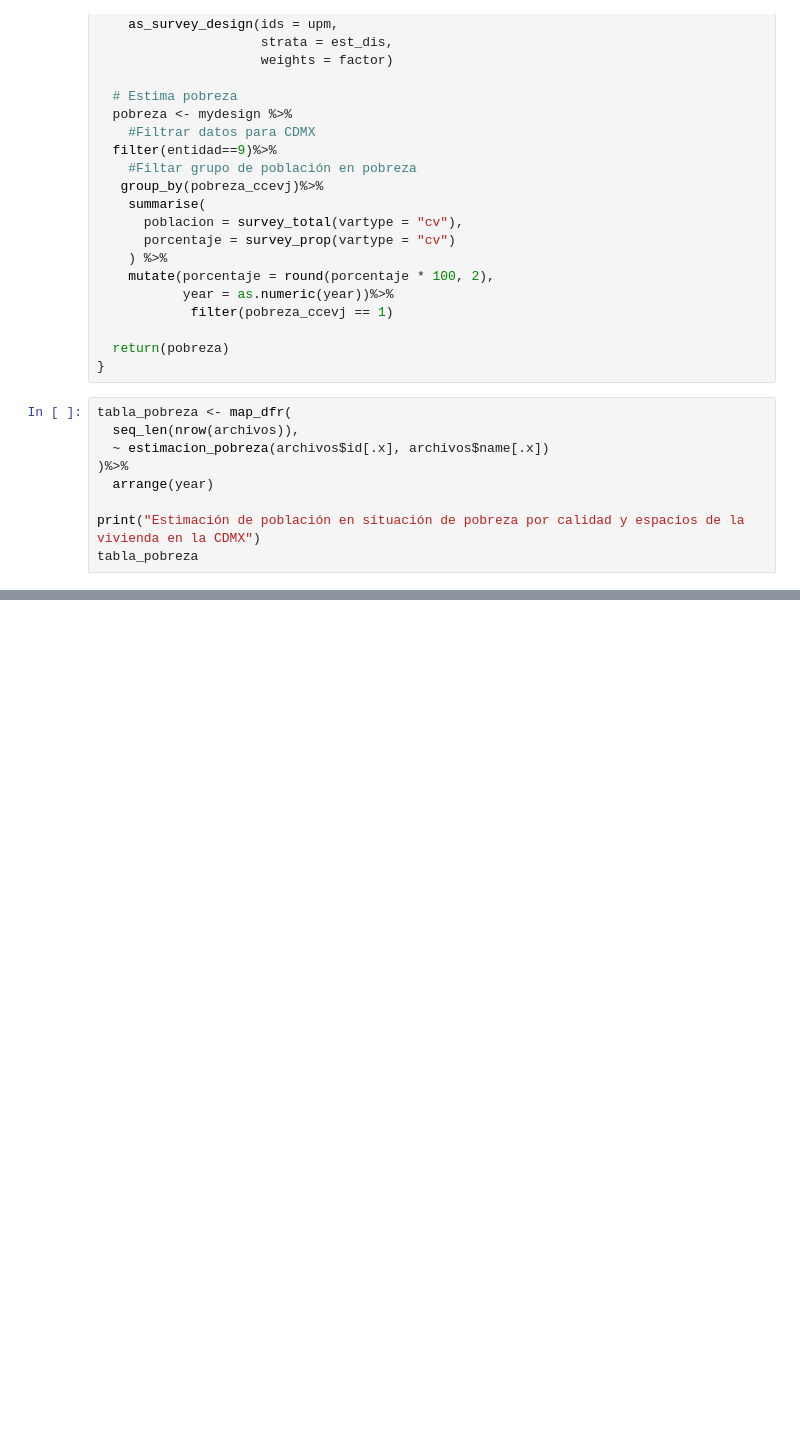
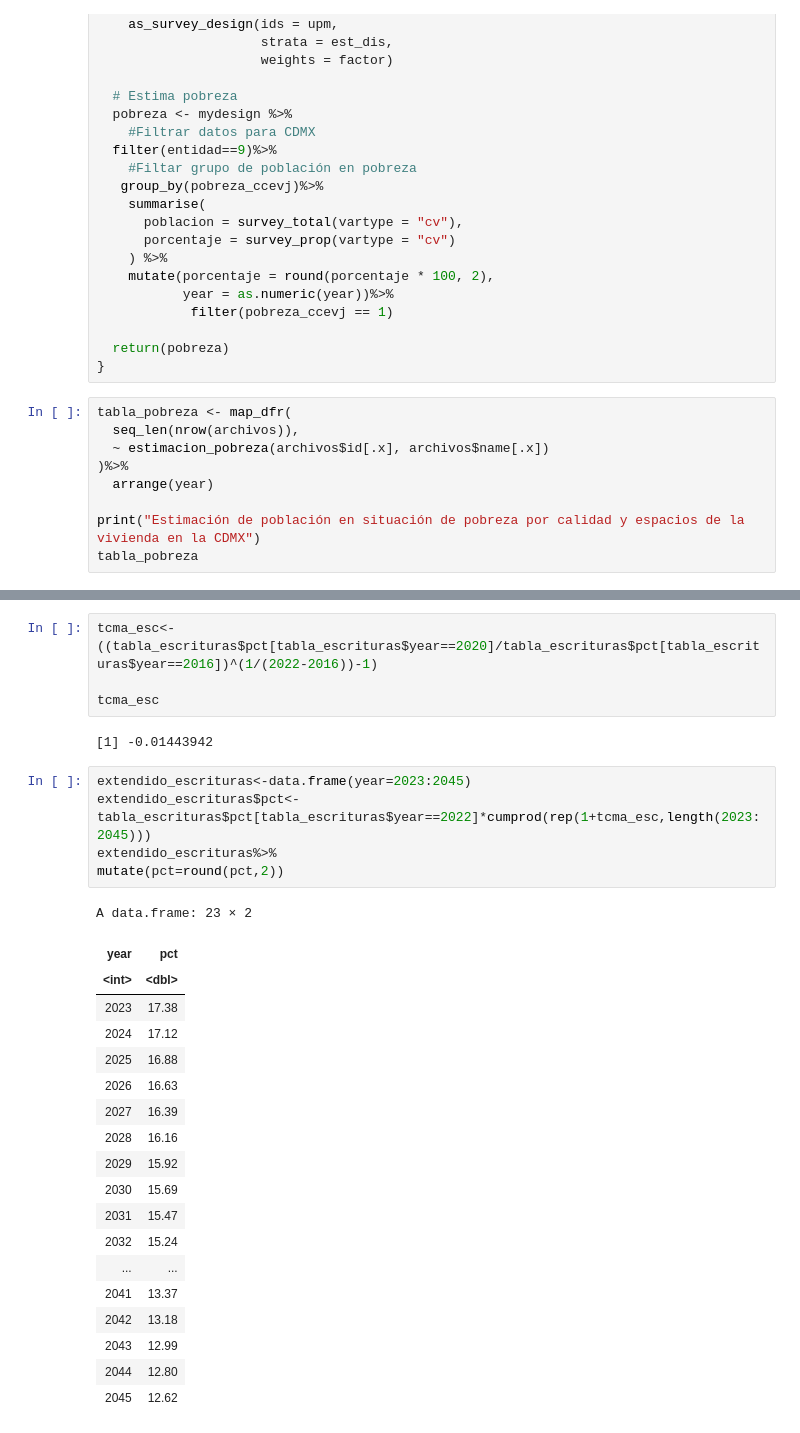
Before and after one commit to cpyp-ipdp/pgd_cdmx, a Jupyter notebook: indicadores/vivienda/indicadores_vivienda_pgd.ipynb, the cells around one changed output, grey strips where cells are left out. Cells and saved outputs as stored; diff of their text form; blank space fills up the shorter version.

```diff
--- a/indicadores/vivienda/indicadores_vivienda_pgd.ipynb
+++ b/indicadores/vivienda/indicadores_vivienda_pgd.ipynb
@@ -521,0 +858,31 @@ tabla_pobreza
+# %%
+tcma_esc<-((tabla_escrituras$pct[tabla_escrituras$year==2020]/tabla_escrituras$pct[tabla_escrituras$year==2016])^(1/(2022-2016))-1)
+
+tcma_esc
+# %% [output]
+[1] -0.01443942
+# %%
+extendido_escrituras<-data.frame(year=2023:2045)
+extendido_escrituras$pct<-tabla_escrituras$pct[tabla_escrituras$year==2022]*cumprod(rep(1+tcma_esc,length(2023:2045)))
+extendido_escrituras%>%
+mutate(pct=round(pct,2))
+# %% [output]
+A data.frame: 23 × 2
+| year | pct |
+| <int> | <dbl> |
+| 2023 | 17.38 |
+| 2024 | 17.12 |
+| 2025 | 16.88 |
+| 2026 | 16.63 |
+| 2027 | 16.39 |
+| 2028 | 16.16 |
+| 2029 | 15.92 |
+| 2030 | 15.69 |
+| 2031 | 15.47 |
+| 2032 | 15.24 |
+| ... | ... |
+| 2041 | 13.37 |
+| 2042 | 13.18 |
+| 2043 | 12.99 |
+| 2044 | 12.80 |
+| 2045 | 12.62 |
```
Also changed, not shown: parts of 14 cells of this notebook, 1 other file.
